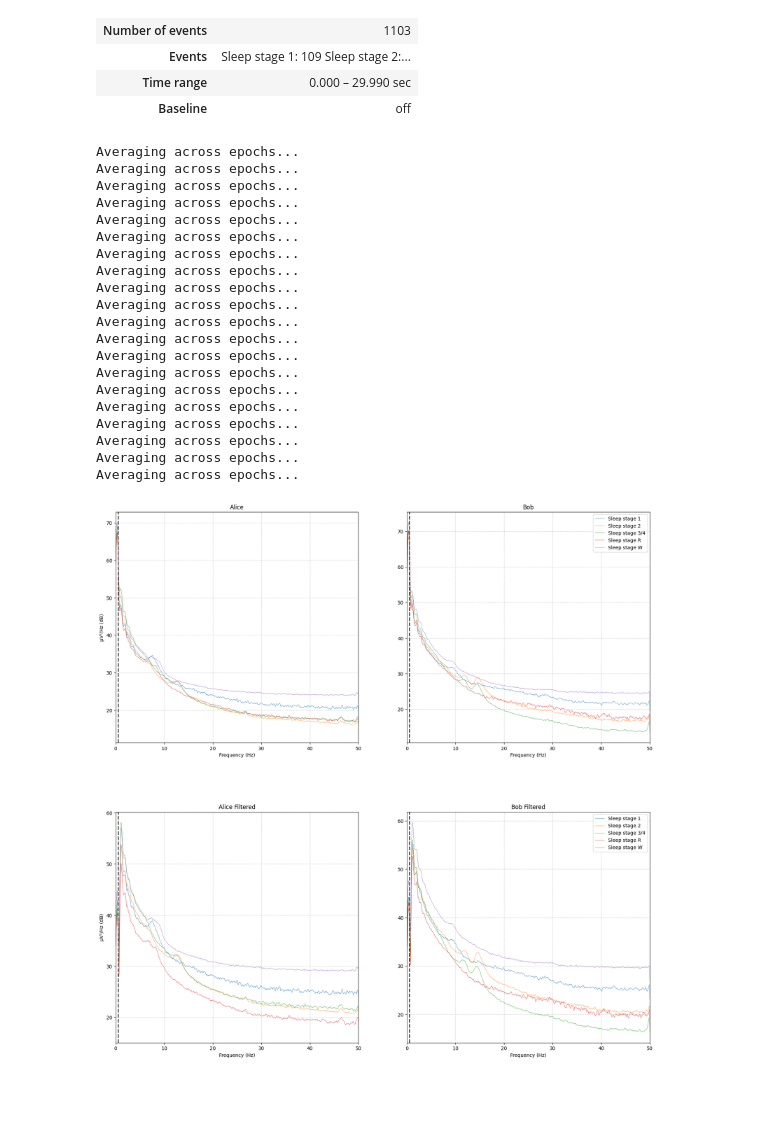
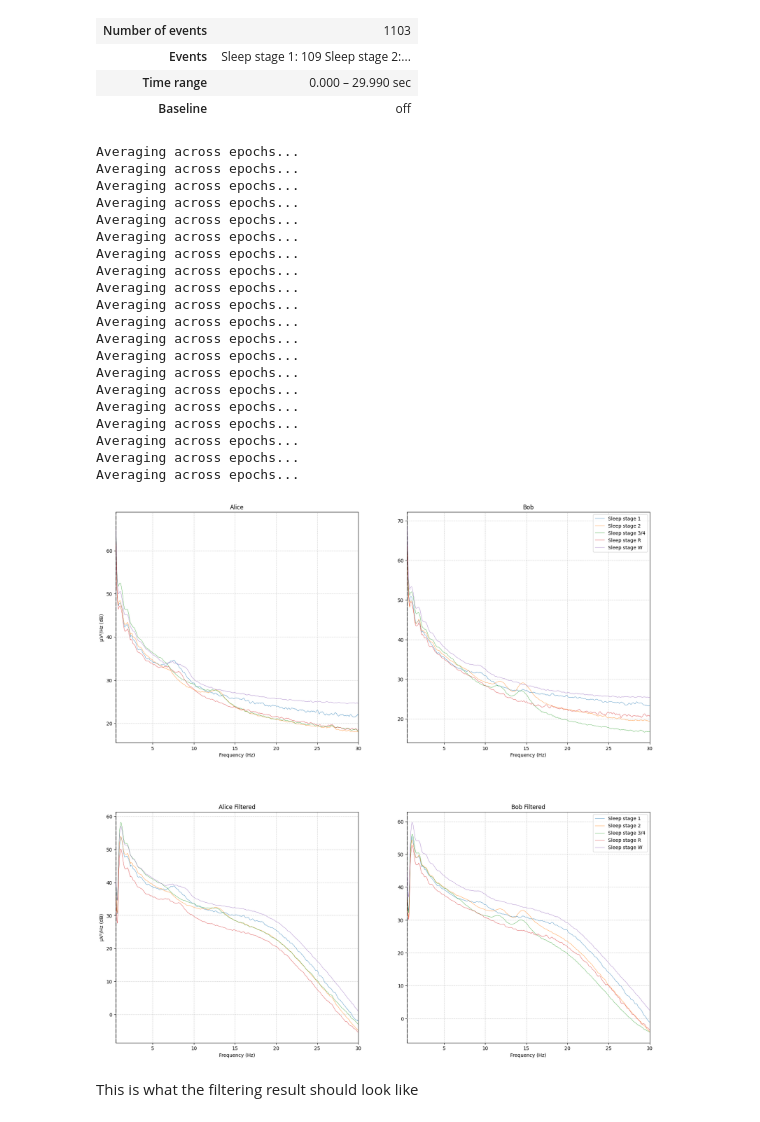
Before and after one commit to derekjohnsonva/dsp_final_project, a Jupyter notebook: butterworth.ipynb, the cells around one changed output. Drawn from its saved outputs; the diff is of its cells as text; code cells hidden in the pictures; blank space fills up the shorter version.

Commit message:
fix issue with lowpass application

```diff
--- a/butterworth.ipynb
+++ b/butterworth.ipynb
@@ -281,7 +281,7 @@ for ax, title, epochs in zip([ax1, ax2],
 
     for stage, color in zip(stages, stage_colors):
         # getting all of the epochs of the specified stage and computing the PSD
-        spectrum = epochs[stage].compute_psd(picks='eeg', fmin=0, fmax=50.)
+        spectrum = epochs[stage].compute_psd(picks='eeg', fmin=0.5, fmax=30.)
         spectrum.plot(ci=None, color=color, axes=ax,
                       show=False, average=True, spatial_colors=False)
     ax.set(title=title, xlabel='Frequency (Hz)')
@@ -320,19 +320,19 @@ from scipy.signal import lfilter
 
 sample_frequency = epochs_train.info["sfreq"] # 100Hz
 # make a low-pass filter with a cutoff frequency of 40Hz
-b, a = butterworth(10, 40, sample_frequency, type=FilterType.LOWPASS)
-lowpass = lambda x: lfilter(b, a, x)
+bl, al = butterworth(5, 20, sample_frequency, type=FilterType.LOWPASS)
+lowpass = lambda x: lfilter(bl, al, x)
 # make a hi-pass filter with a cutoff frequency of 1Hz
-b, a = butterworth(10, 1, sample_frequency, type=FilterType.HIGHPASS)
-highpass = lambda x: lfilter(b, a, x)
+bh, ah = butterworth(10, 1, sample_frequency, type=FilterType.HIGHPASS)
+highpass = lambda x: lfilter(bh, ah, x)
 # apply the functions to the channels of the epochs
 epochs_train_filtered = epochs_train.copy()
 epochs_train_filtered.load_data().apply_function(lowpass, picks='eeg')
-# epochs_train_filtered.load_data().apply_function(highpass, picks='eeg')
+epochs_train_filtered.load_data().apply_function(highpass, picks='eeg')
 
 epochs_test_filtered = epochs_test.copy()
 epochs_test_filtered.load_data().apply_function(lowpass, picks='eeg')
-# epochs_test_filtered.load_data().apply_function(highpass, picks='eeg')
+epochs_test_filtered.load_data().apply_function(highpass, picks='eeg')
 # %% [output]
 Loading data for 841 events and 3000 original time points ...
 Loading data for 1103 events and 3000 original time points ...
@@ -350,7 +350,7 @@ def plot_epoch_psd(epochs, ax):
     stages = sorted(EVENT_ID.keys())
     for stage, color in zip(stages, stage_colors):
         # getting all of the epochs of the specified stage and computing the PSD
-        spectrum = epochs[stage].compute_psd(picks='eeg', fmin=0, fmax=50., verbose="error")
+        spectrum = epochs[stage].compute_psd(picks='eeg', fmin=0.5, fmax=30., verbose="error")
         spectrum.plot(ci=None, color=color, axes=ax,
                       show=False, average=True, spatial_colors=False)
     ax.set(title=title, xlabel='Frequency (Hz)')
@@ -361,34 +361,36 @@ for ax, title, epochs in zip([ax1, ax2, ax3, ax4],
                              [epochs_train, epochs_test, epochs_train_filtered, epochs_test_filtered]):
     plot_epoch_psd(epochs, ax)
 
 ax1.set(ylabel='µV²/Hz (dB)')
 ax2.legend(ax1.lines[2::3], stages)
 ax3.set(ylabel='µV²/Hz (dB)')
 ax4.legend(ax1.lines[2::3], stages)
 plt.show()
 # TODO: Figure out why the lowpass filter is not working
 # %% [output]
 Averaging across epochs...
 Averaging across epochs...
 Averaging across epochs...
 Averaging across epochs...
 Averaging across epochs...
 Averaging across epochs...
 Averaging across epochs...
 Averaging across epochs...
 Averaging across epochs...
 Averaging across epochs...
 Averaging across epochs...
 Averaging across epochs...
 Averaging across epochs...
 Averaging across epochs...
 Averaging across epochs...
 Averaging across epochs...
 Averaging across epochs...
 Averaging across epochs...
 Averaging across epochs...
 Averaging across epochs...
-[figure, old version]
+[figure, new version]
+# %% [markdown]
+This is what the filtering result should look like
 # %%
 from sklearn.preprocessing import FunctionTransformer
 
```
Also changed, not shown: parts of 4 cells of this notebook.
